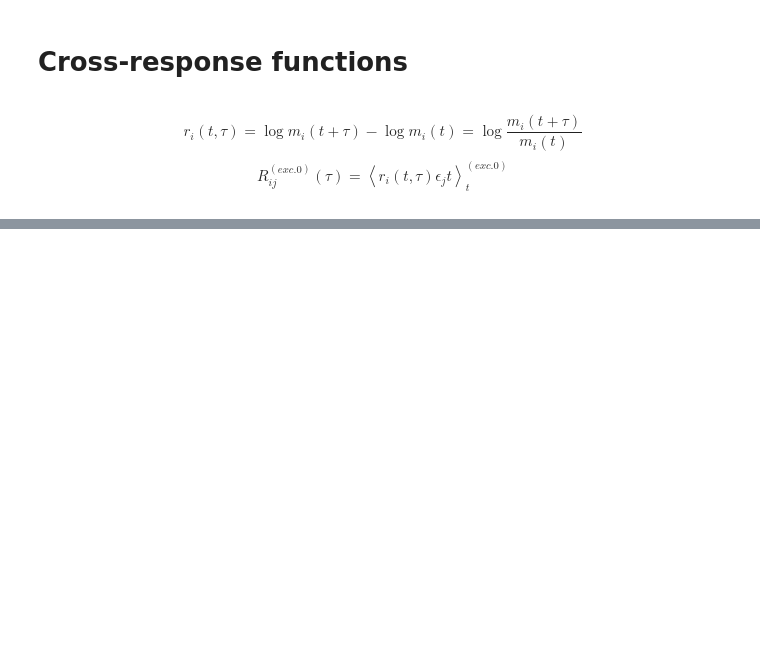
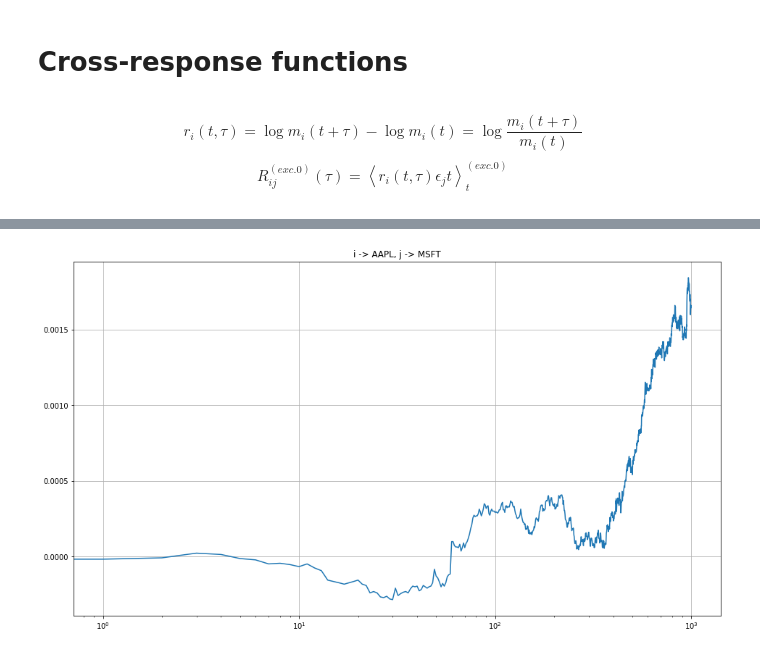
Before and after one commit to juanhenao21/financial_response_spread_year, a Jupyter notebook: Cross_response_individual_stock/Algorithms/cross_response_functions.ipynb, the cells around one changed output, grey strips where cells are left out. Drawn from its saved outputs; the diff is of its cells as text; code cells hidden in the pictures; blank space fills up the shorter version.

Commit message:
Cross response functions implemented

```diff
--- a/Cross_response_individual_stock/Algorithms/cross_response_functions.ipynb
+++ b/Cross_response_individual_stock/Algorithms/cross_response_functions.ipynb
@@ -16,10 +16,3 @@ import pickle
 ticker_i = 'AAPL'
 ticker_j = 'MSFT'
 day = '07'
-# %%
-# Load data
-_midpoint_i = pickle.load(open('../Data/midpoint_data/midpoint_201603%s_%s.pickl' % (day,ticker_i), 'rb'))
-_midpoint_j = pickle.load(open('../Data/midpoint_data/midpoint_201603%s_%s.pickl' % (day,ticker_j), 'rb'))
-_trade_sign_j = pickle.load(open('../Data/trade_signs_data/trade_signs_most_201603%s_%s.pickl' % (day,ticker_j), 'rb'))
-_trade_sign_i = pickle.load(open('../Data/trade_signs_data/trade_signs_most_201603%s_%s.pickl' % (day,ticker_i), 'rb'))
-time = pickle.load(open('../Data/midpoint_data/time.pickl', 'rb'))
@@ -60,0 +94,10 @@ print(trade_sign_j_sec)
+# %%
+Cross = pickle.load(open('../Data/cross_response_functions_data/cross_201603%s_%si_%sj.pickl' % (day, ticker_i, ticker_j), 'rb'))
+
+plt.figure(figsize=(16,9))
+
+plt.title('i -> %s, j -> %s' % (ticker_i, ticker_j))
+plt.semilogx(Cross)
+plt.grid(True)
+# %% [output]
+[figure, added]
```
Also changed, not shown: parts of 10 cells of this notebook, 1 other file.
